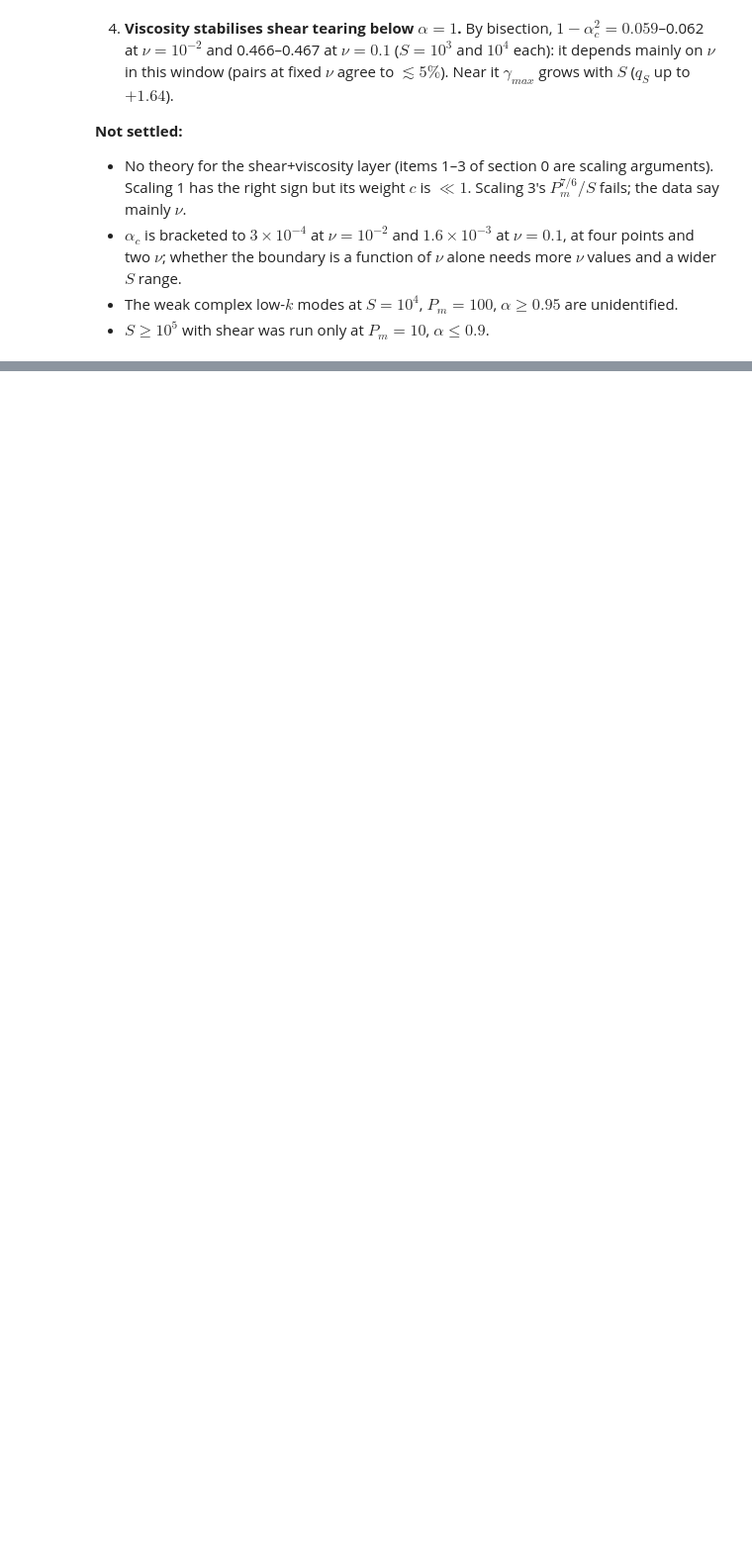
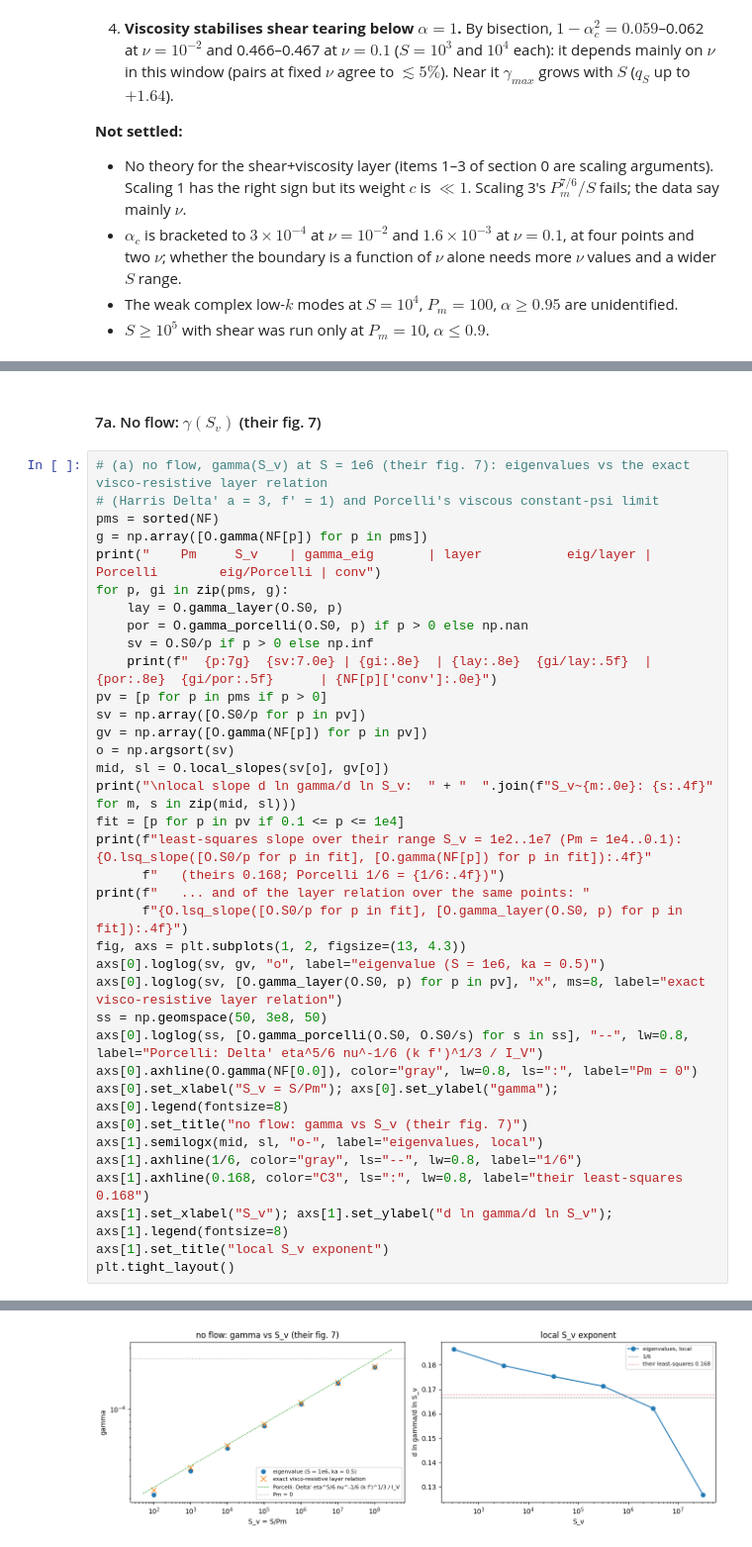
Before and after one commit to alfredmallet/taranis, a Jupyter notebook: examples/tearing-viscosity.ipynb, the cells around one changed output, grey strips where cells are left out. Shown at 99% size. Cells and saved outputs as stored; diff of their text form; blank space fills up the shorter version.

```diff
--- a/examples/tearing-viscosity.ipynb
+++ b/examples/tearing-viscosity.ipynb
@@ -814,0 +883,39 @@ k* jumps along the alpha chains (|ratio| > 1.3) -- possible branch switches:
+# %% [markdown]
+#### 7a. No flow: $\gamma(S_v)$ (their fig. 7)
+# %%
+# (a) no flow, gamma(S_v) at S = 1e6 (their fig. 7): eigenvalues vs the exact visco-resistive layer relation
+# (Harris Delta' a = 3, f' = 1) and Porcelli's viscous constant-psi limit
+pms = sorted(NF)
+g = np.array([O.gamma(NF[p]) for p in pms])
+print("    Pm     S_v    | gamma_eig       | layer           eig/layer | Porcelli        eig/Porcelli | conv")
+for p, gi in zip(pms, g):
+    lay = O.gamma_layer(O.S0, p)
+    por = O.gamma_porcelli(O.S0, p) if p > 0 else np.nan
+    sv = O.S0/p if p > 0 else np.inf
+    print(f"  {p:7g}  {sv:7.0e} | {gi:.8e}  | {lay:.8e}  {gi/lay:.5f}  | {por:.8e}  {gi/por:.5f}      | {NF[p]['conv']:.0e}")
+pv = [p for p in pms if p > 0]
+sv = np.array([O.S0/p for p in pv])
+gv = np.array([O.gamma(NF[p]) for p in pv])
+o = np.argsort(sv)
+mid, sl = O.local_slopes(sv[o], gv[o])
+print("\nlocal slope d ln gamma/d ln S_v:  " + "  ".join(f"S_v~{m:.0e}: {s:.4f}" for m, s in zip(mid, sl)))
+fit = [p for p in pv if 0.1 <= p <= 1e4]
+print(f"least-squares slope over their range S_v = 1e2..1e7 (Pm = 1e4..0.1): {O.lsq_slope([O.S0/p for p in fit], [O.gamma(NF[p]) for p in fit]):.4f}"
+      f"   (theirs 0.168; Porcelli 1/6 = {1/6:.4f})")
+print(f"   ... and of the layer relation over the same points: "
+      f"{O.lsq_slope([O.S0/p for p in fit], [O.gamma_layer(O.S0, p) for p in fit]):.4f}")
+fig, axs = plt.subplots(1, 2, figsize=(13, 4.3))
+axs[0].loglog(sv, gv, "o", label="eigenvalue (S = 1e6, ka = 0.5)")
+axs[0].loglog(sv, [O.gamma_layer(O.S0, p) for p in pv], "x", ms=8, label="exact visco-resistive layer relation")
+ss = np.geomspace(50, 3e8, 50)
+axs[0].loglog(ss, [O.gamma_porcelli(O.S0, O.S0/s) for s in ss], "--", lw=0.8, label="Porcelli: Delta' eta^5/6 nu^-1/6 (k f')^1/3 / I_V")
+axs[0].axhline(O.gamma(NF[0.0]), color="gray", lw=0.8, ls=":", label="Pm = 0")
+axs[0].set_xlabel("S_v = S/Pm"); axs[0].set_ylabel("gamma"); axs[0].legend(fontsize=8)
+axs[0].set_title("no flow: gamma vs S_v (their fig. 7)")
+axs[1].semilogx(mid, sl, "o-", label="eigenvalues, local")
+axs[1].axhline(1/6, color="gray", ls="--", lw=0.8, label="1/6")
+axs[1].axhline(0.168, color="C3", ls=":", lw=0.8, label="their least-squares 0.168")
+axs[1].set_xlabel("S_v"); axs[1].set_ylabel("d ln gamma/d ln S_v"); axs[1].legend(fontsize=8)
+axs[1].set_title("local S_v exponent")
+plt.tight_layout()
+# %% [output]
@@ -814,0 +935 @@ k* jumps along the alpha chains (|ratio| > 1.3) -- possible branch switches:
+[figure, added]
```
Also changed, not shown: parts of 18 cells of this notebook, 2 other files.
